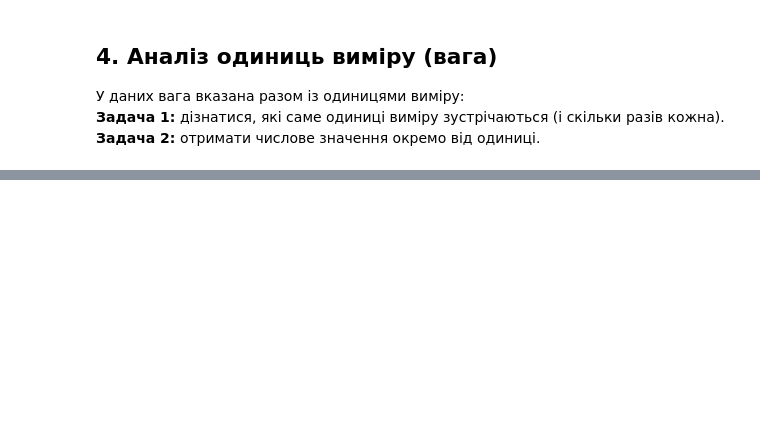
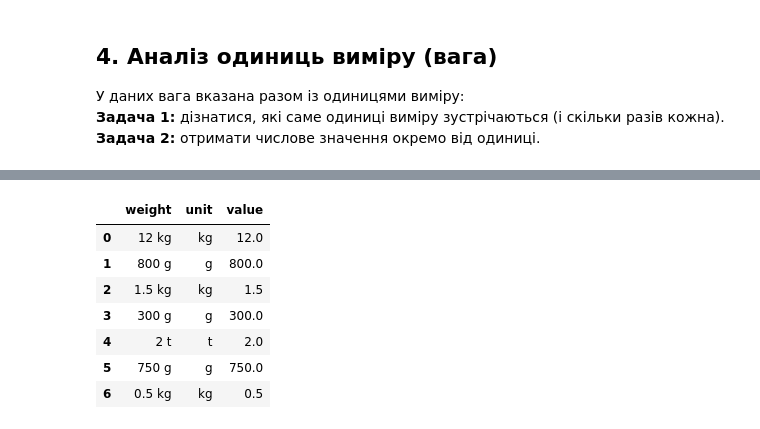
Before and after one commit to cpython-projects/python_da_06_11_25, a Jupyter notebook: lesson_17.ipynb, the cells around one changed output, grey strips where cells are left out. Cells and saved outputs as stored; diff of their text form; code cells hidden in the pictures; blank space fills up the shorter version.

```diff
--- a/lesson_17.ipynb
+++ b/lesson_17.ipynb
@@ -436,0 +493,3 @@ df = pd.DataFrame({
+# %%
+df['unit'] = df['weight'].str.extract(r'(\D+)$')
+df['unit']
@@ -436,0 +506,12 @@ df = pd.DataFrame({
+# %%
+df['value'] = df['weight'].str.extract(r'([\d\.]+)').astype('float')
+df
+# %% [output]
+|  | weight | unit | value |
+| 0 | 12 kg | kg | 12.0 |
+| 1 | 800 g | g | 800.0 |
+| 2 | 1.5 kg | kg | 1.5 |
+| 3 | 300 g | g | 300.0 |
+| 4 | 2 t | t | 2.0 |
+| 5 | 750 g | g | 750.0 |
+| 6 | 0.5 kg | kg | 0.5 |
```
Also changed, not shown: parts of 8 cells of this notebook.
